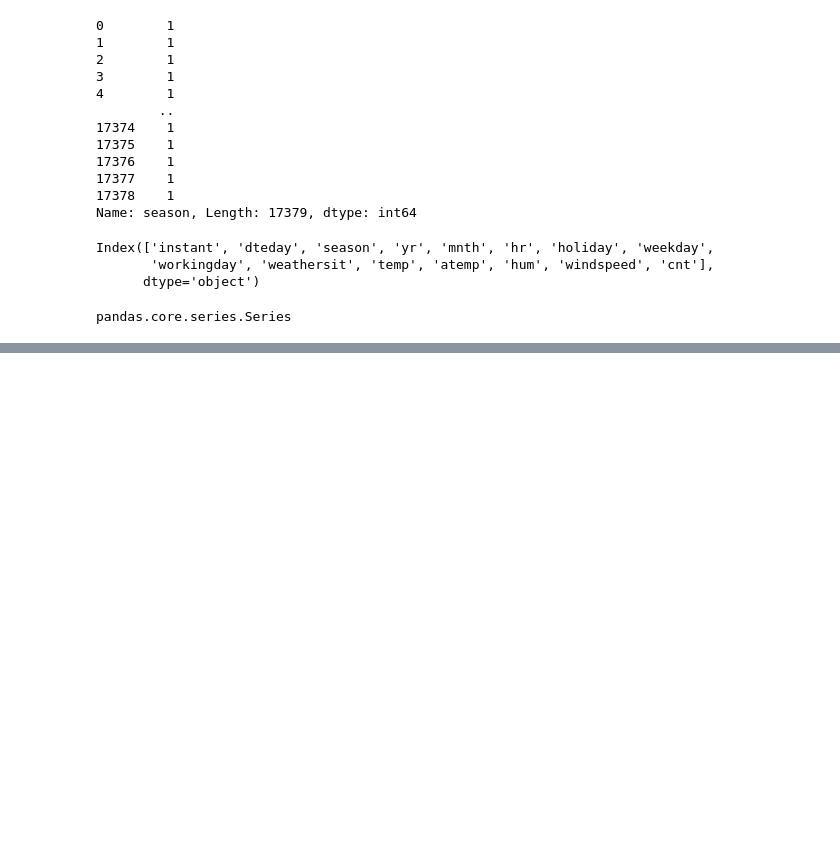
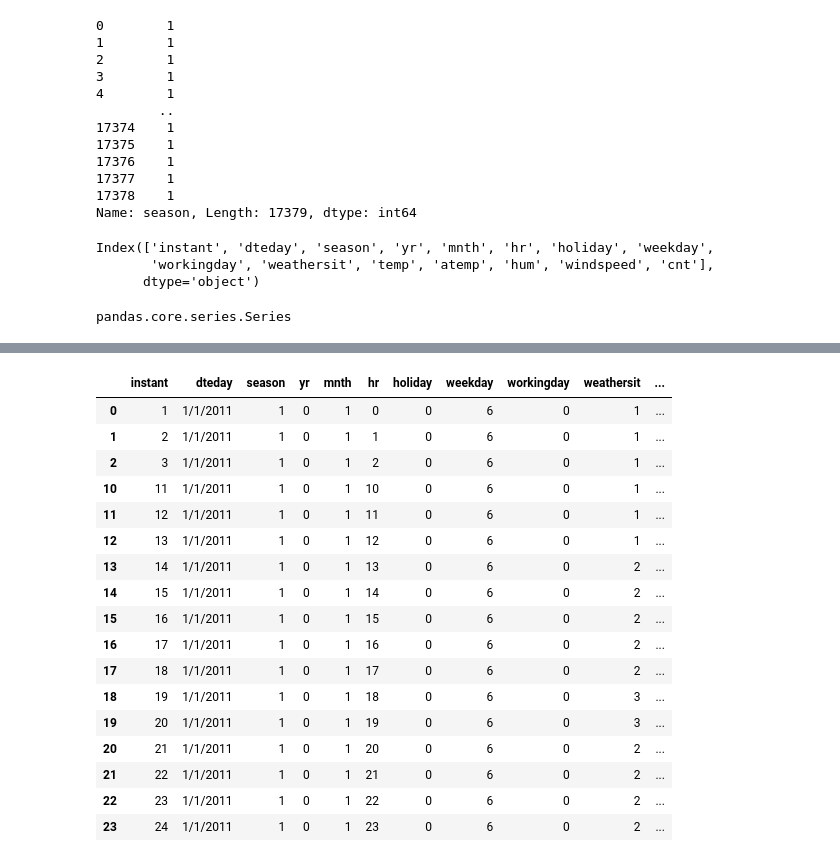
Before and after one commit to sagorgithub/Pandas-for-Data-Science, a Jupyter notebook: Day 07/main.ipynb, the cells around one changed output, grey strips where cells are left out. Drawn from its saved outputs; the diff is of its cells as text; code cells hidden in the pictures; blank space fills up the shorter version.

```diff
--- a/Day 07/main.ipynb
+++ b/Day 07/main.ipynb
@@ -111,0 +360,21 @@ pandas.core.series.Series
+# %%
+df[(df['dteday'] == '1/1/2011') & (df['cnt'] > 15)]  # Filter rows where 'dteday' is '1/1/2011' and 'cnt' is greater than 15
+# %% [output]
+|  | instant | dteday | season | yr | mnth | hr | holiday | weekday | workingday | weathersit | ... |
+| 0 | 1 | 1/1/2011 | 1 | 0 | 1 | 0 | 0 | 6 | 0 | 1 | ... |
+| 1 | 2 | 1/1/2011 | 1 | 0 | 1 | 1 | 0 | 6 | 0 | 1 | ... |
+| 2 | 3 | 1/1/2011 | 1 | 0 | 1 | 2 | 0 | 6 | 0 | 1 | ... |
+| 10 | 11 | 1/1/2011 | 1 | 0 | 1 | 10 | 0 | 6 | 0 | 1 | ... |
+| 11 | 12 | 1/1/2011 | 1 | 0 | 1 | 11 | 0 | 6 | 0 | 1 | ... |
+| 12 | 13 | 1/1/2011 | 1 | 0 | 1 | 12 | 0 | 6 | 0 | 1 | ... |
+| 13 | 14 | 1/1/2011 | 1 | 0 | 1 | 13 | 0 | 6 | 0 | 2 | ... |
+| 14 | 15 | 1/1/2011 | 1 | 0 | 1 | 14 | 0 | 6 | 0 | 2 | ... |
+| 15 | 16 | 1/1/2011 | 1 | 0 | 1 | 15 | 0 | 6 | 0 | 2 | ... |
+| 16 | 17 | 1/1/2011 | 1 | 0 | 1 | 16 | 0 | 6 | 0 | 2 | ... |
+| 17 | 18 | 1/1/2011 | 1 | 0 | 1 | 17 | 0 | 6 | 0 | 2 | ... |
+| 18 | 19 | 1/1/2011 | 1 | 0 | 1 | 18 | 0 | 6 | 0 | 3 | ... |
+| 19 | 20 | 1/1/2011 | 1 | 0 | 1 | 19 | 0 | 6 | 0 | 3 | ... |
+| 20 | 21 | 1/1/2011 | 1 | 0 | 1 | 20 | 0 | 6 | 0 | 2 | ... |
+| 21 | 22 | 1/1/2011 | 1 | 0 | 1 | 21 | 0 | 6 | 0 | 2 | ... |
+| 22 | 23 | 1/1/2011 | 1 | 0 | 1 | 22 | 0 | 6 | 0 | 2 | ... |
+| 23 | 24 | 1/1/2011 | 1 | 0 | 1 | 23 | 0 | 6 | 0 | 2 | ... |
```
Also changed, not shown: parts of 28 cells of this notebook.
